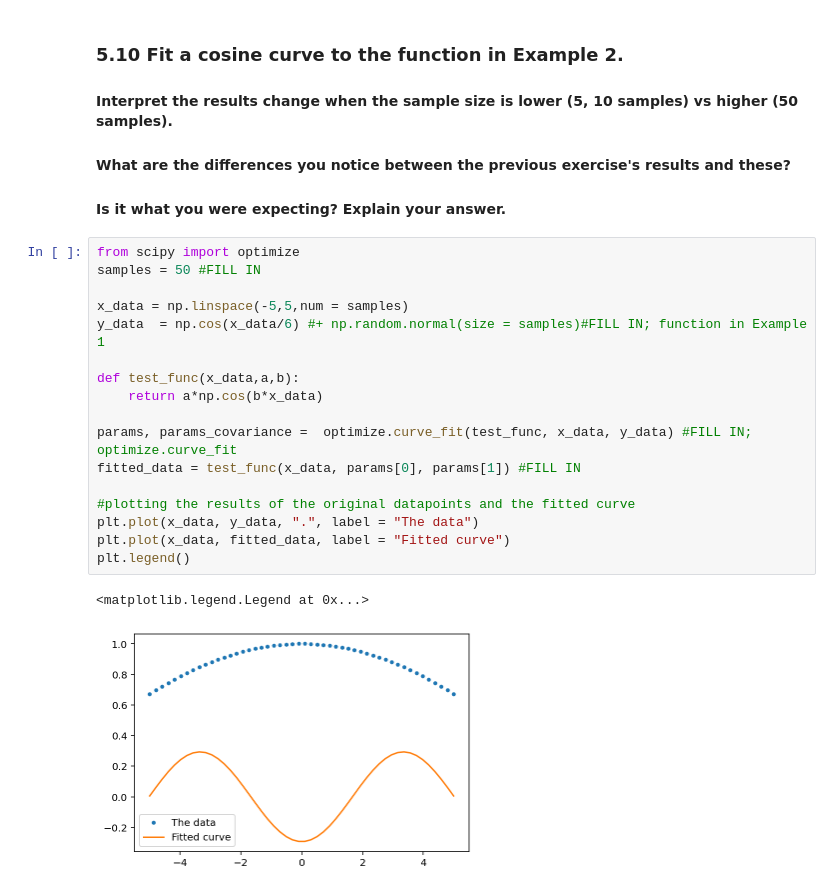
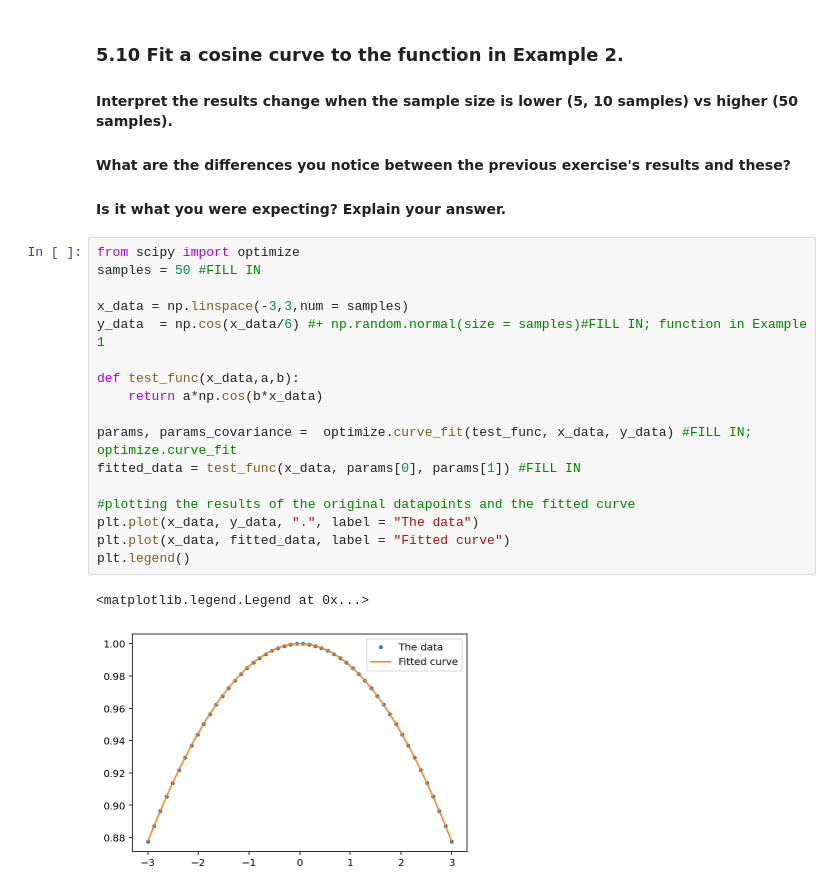
Before and after one commit to bordeaux-neurocampus/UE-Programming-for-data-analysis-2022, a Jupyter notebook: lessons/Jupyter Notebooks/Signal_Processing_Exercises_Solutions.ipynb, the cells around one changed output. Saved outputs shown, nothing was run; the diff lists cells and outputs as text.

```diff
--- a/lessons/Jupyter Notebooks/Signal_Processing_Exercises_Solutions.ipynb
+++ b/lessons/Jupyter Notebooks/Signal_Processing_Exercises_Solutions.ipynb
@@ -201,20 +201,20 @@ plt.legend()
 # %%
 from scipy import optimize
 samples = 50 #FILL IN
 
-x_data = np.linspace(-5,5,num = samples)
+x_data = np.linspace(-3,3,num = samples)
 y_data  = np.cos(x_data/6) #+ np.random.normal(size = samples)#FILL IN; function in Example 1
 
 def test_func(x_data,a,b):
     return a*np.cos(b*x_data)
 
 params, params_covariance =  optimize.curve_fit(test_func, x_data, y_data) #FILL IN; optimize.curve_fit
 fitted_data = test_func(x_data, params[0], params[1]) #FILL IN
 
 #plotting the results of the original datapoints and the fitted curve
 plt.plot(x_data, y_data, ".", label = "The data")
 plt.plot(x_data, fitted_data, label = "Fitted curve")
 plt.legend()
 # %% [output]
 <matplotlib.legend.Legend at 0x...>
-[figure, old version]
+[figure, new version]
```
